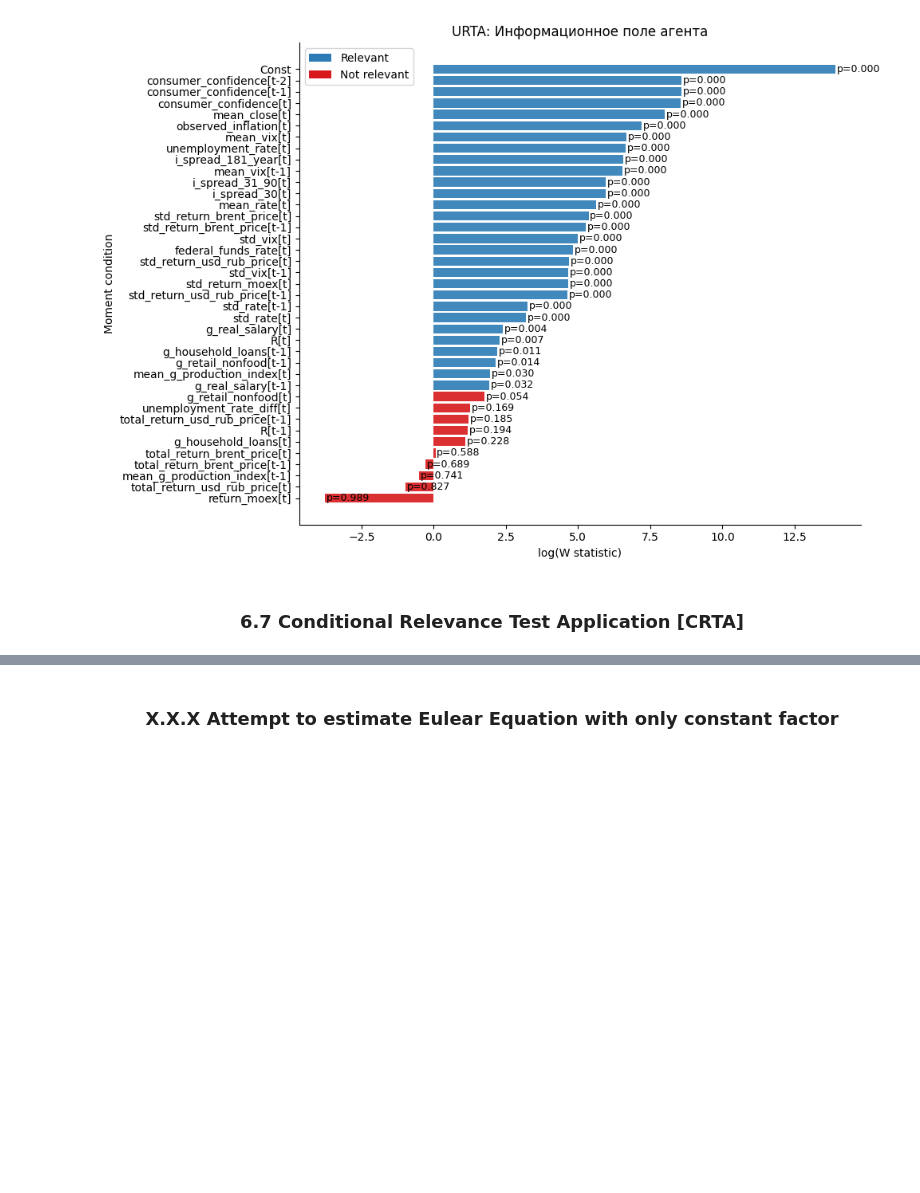
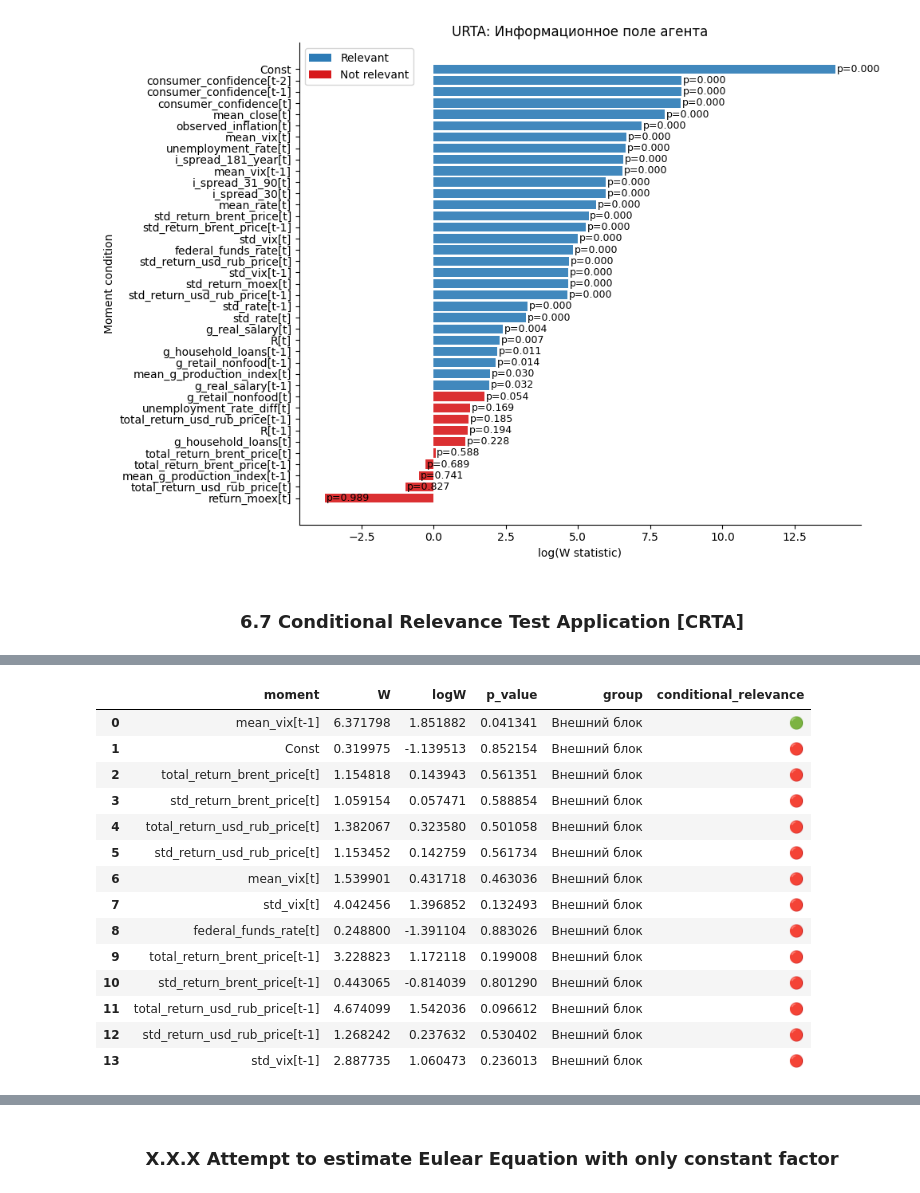
Before and after one commit to KoRoJIeBu4/REDUNDANCY-TESTS-OF-MOMENT-CONDITIONS-APPLIED-TO-MACROECONOMIC-MODELS, a Jupyter notebook: main.ipynb, the cells around one changed output, grey strips where cells are left out. Cells and saved outputs as stored; diff of their text form; code cells hidden in the pictures; blank space fills up the shorter version.

```diff
--- a/main.ipynb
+++ b/main.ipynb
@@ -1215,0 +1239,22 @@ CRTA_of_feature_group_1
+# %%
+# Тут только один или нисколько условно релевантны?
+# CRTA_of_feature_group_3 = utilities.implement_CRTA(test_feature_group_3, name='Внешний блок', significance_level=0.05)
+# CRTA_of_feature_group_3.to_excel('data/datasets/test_reports/CRTA/CRTA_of_feature_group_3.xlsx')
+CRTA_of_feature_group_3 = pd.read_excel('data/datasets/test_reports/CRTA/CRTA_of_feature_group_3.xlsx', index_col=0)
+CRTA_of_feature_group_3
+# %% [output]
+|  | moment | W | logW | p_value | group | conditional_relevance |
+| 0 | mean_vix[t-1] | 6.371798 | 1.851882 | 0.041341 | Внешний блок | 🟢 |
+| 1 | Const | 0.319975 | -1.139513 | 0.852154 | Внешний блок | 🔴 |
+| 2 | total_return_brent_price[t] | 1.154818 | 0.143943 | 0.561351 | Внешний блок | 🔴 |
+| 3 | std_return_brent_price[t] | 1.059154 | 0.057471 | 0.588854 | Внешний блок | 🔴 |
+| 4 | total_return_usd_rub_price[t] | 1.382067 | 0.323580 | 0.501058 | Внешний блок | 🔴 |
+| 5 | std_return_usd_rub_price[t] | 1.153452 | 0.142759 | 0.561734 | Внешний блок | 🔴 |
+| 6 | mean_vix[t] | 1.539901 | 0.431718 | 0.463036 | Внешний блок | 🔴 |
+| 7 | std_vix[t] | 4.042456 | 1.396852 | 0.132493 | Внешний блок | 🔴 |
+| 8 | federal_funds_rate[t] | 0.248800 | -1.391104 | 0.883026 | Внешний блок | 🔴 |
+| 9 | total_return_brent_price[t-1] | 3.228823 | 1.172118 | 0.199008 | Внешний блок | 🔴 |
+| 10 | std_return_brent_price[t-1] | 0.443065 | -0.814039 | 0.801290 | Внешний блок | 🔴 |
+| 11 | total_return_usd_rub_price[t-1] | 4.674099 | 1.542036 | 0.096612 | Внешний блок | 🔴 |
+| 12 | std_return_usd_rub_price[t-1] | 1.268242 | 0.237632 | 0.530402 | Внешний блок | 🔴 |
+| 13 | std_vix[t-1] | 2.887735 | 1.060473 | 0.236013 | Внешний блок | 🔴 |
```
Also changed, not shown: parts of 10 cells of this notebook, 11 other files.
